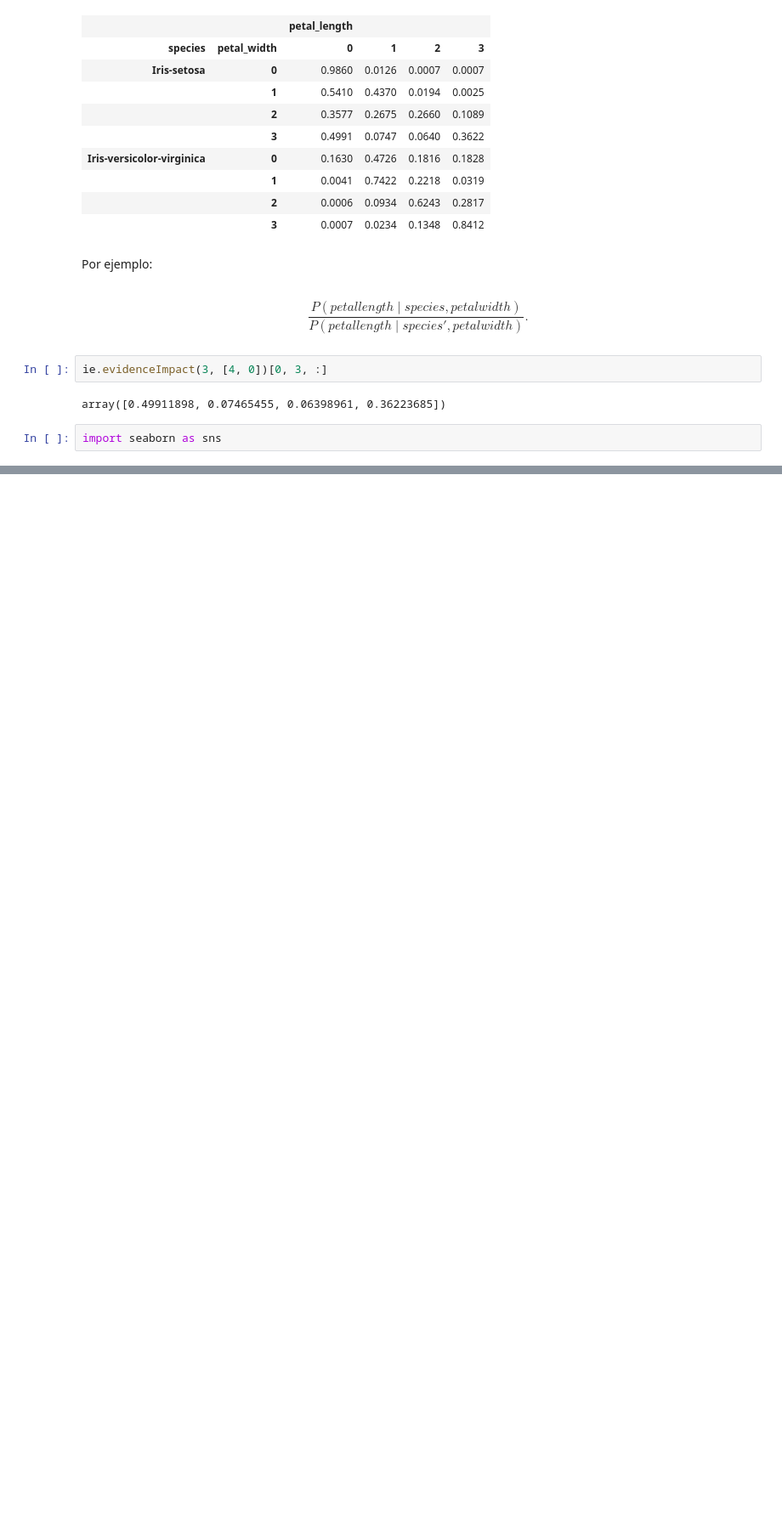
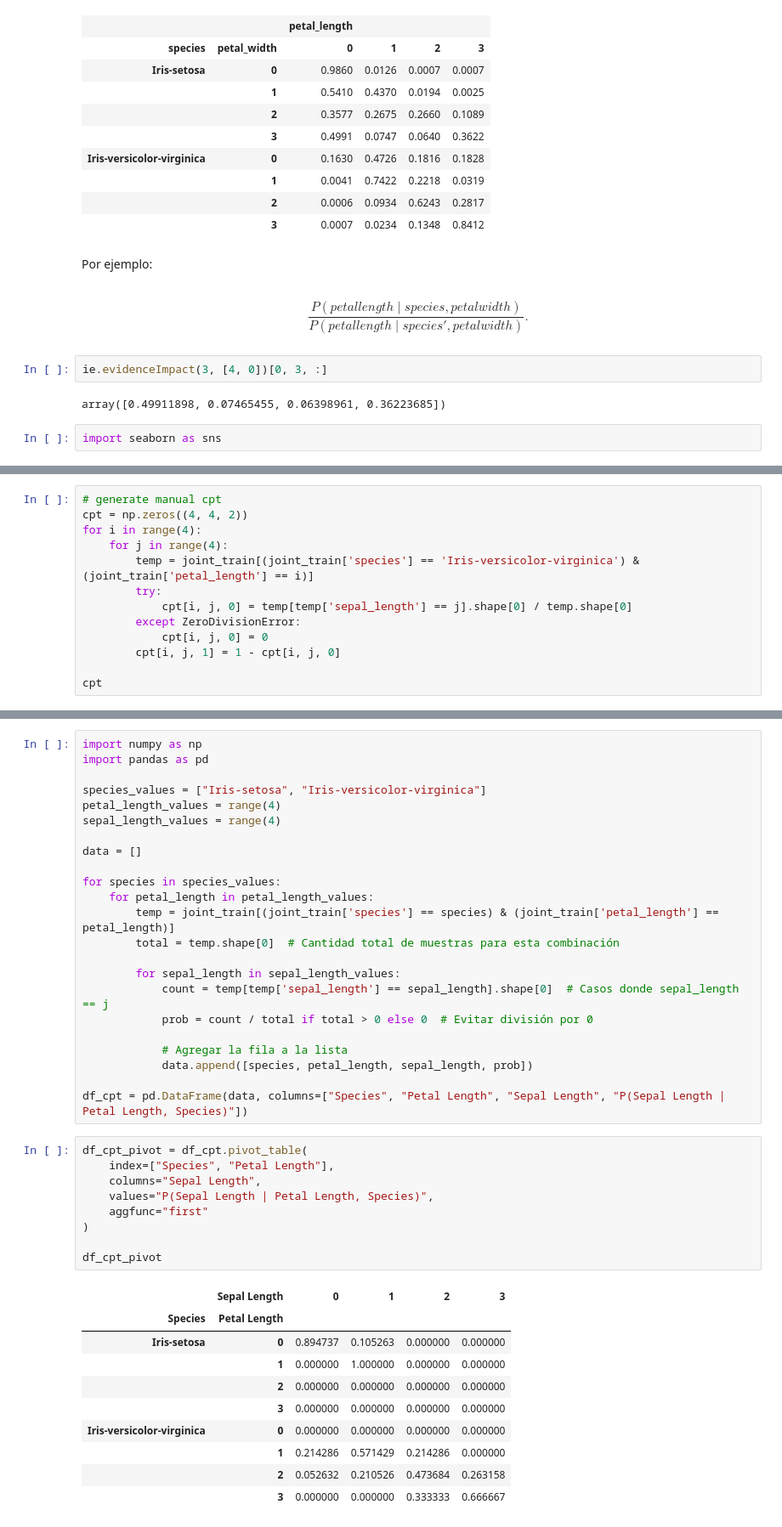
Before and after one commit to bmihaljevic/tfg-interpretml, a Jupyter notebook: experimental_notebooks/tan_and_bn/tan.ipynb, the cells around one changed output, grey strips where cells are left out. Shown: that part at 85% size. Drawn from its saved outputs; the diff is of its cells as text; blank space fills up the shorter version.

```diff
--- a/experimental_notebooks/tan_and_bn/tan.ipynb
+++ b/experimental_notebooks/tan_and_bn/tan.ipynb
@@ -271,0 +352,13 @@ plt.show()
+# %%
+# generate manual cpt
+cpt = np.zeros((4, 4, 2))
+for i in range(4):
+    for j in range(4):
+        temp = joint_train[(joint_train['species'] == 'Iris-versicolor-virginica') & (joint_train['petal_length'] == i)]
+        try:
+            cpt[i, j, 0] = temp[temp['sepal_length'] == j].shape[0] / temp.shape[0]
+        except ZeroDivisionError:
+            cpt[i, j, 0] = 0
+        cpt[i, j, 1] = 1 - cpt[i, j, 0]
+
+cpt
@@ -271,0 +385,43 @@ plt.show()
+# %%
+import numpy as np
+import pandas as pd
+
+species_values = ["Iris-setosa", "Iris-versicolor-virginica"]
+petal_length_values = range(4)
+sepal_length_values = range(4)
+
+data = []
+
+for species in species_values:
+    for petal_length in petal_length_values:
+        temp = joint_train[(joint_train['species'] == species) & (joint_train['petal_length'] == petal_length)]
+        total = temp.shape[0]  # Cantidad total de muestras para esta combinación
+
+        for sepal_length in sepal_length_values:
+            count = temp[temp['sepal_length'] == sepal_length].shape[0]  # Casos donde sepal_length == j
+            prob = count / total if total > 0 else 0  # Evitar división por 0
+
+            # Agregar la fila a la lista
+            data.append([species, petal_length, sepal_length, prob])
+
+df_cpt = pd.DataFrame(data, columns=["Species", "Petal Length", "Sepal Length", "P(Sepal Length | Petal Length, Species)"])
+# %%
+df_cpt_pivot = df_cpt.pivot_table(
+    index=["Species", "Petal Length"],
+    columns="Sepal Length",
+    values="P(Sepal Length | Petal Length, Species)",
+    aggfunc="first"
+)
+
+df_cpt_pivot
+# %% [output]
+|  | Sepal Length | 0 | 1 | 2 | 3 |
+| Species | Petal Length |  |  |  |  |
+| Iris-setosa | 0 | 0.894737 | 0.105263 | 0.000000 | 0.000000 |
+|  | 1 | 0.000000 | 1.000000 | 0.000000 | 0.000000 |
+|  | 2 | 0.000000 | 0.000000 | 0.000000 | 0.000000 |
+|  | 3 | 0.000000 | 0.000000 | 0.000000 | 0.000000 |
+| Iris-versicolor-virginica | 0 | 0.000000 | 0.000000 | 0.000000 | 0.000000 |
+|  | 1 | 0.214286 | 0.571429 | 0.214286 | 0.000000 |
+|  | 2 | 0.052632 | 0.210526 | 0.473684 | 0.263158 |
+|  | 3 | 0.000000 | 0.000000 | 0.333333 | 0.666667 |
```
Also changed, not shown: parts of 23 cells of this notebook, 2 other files.
